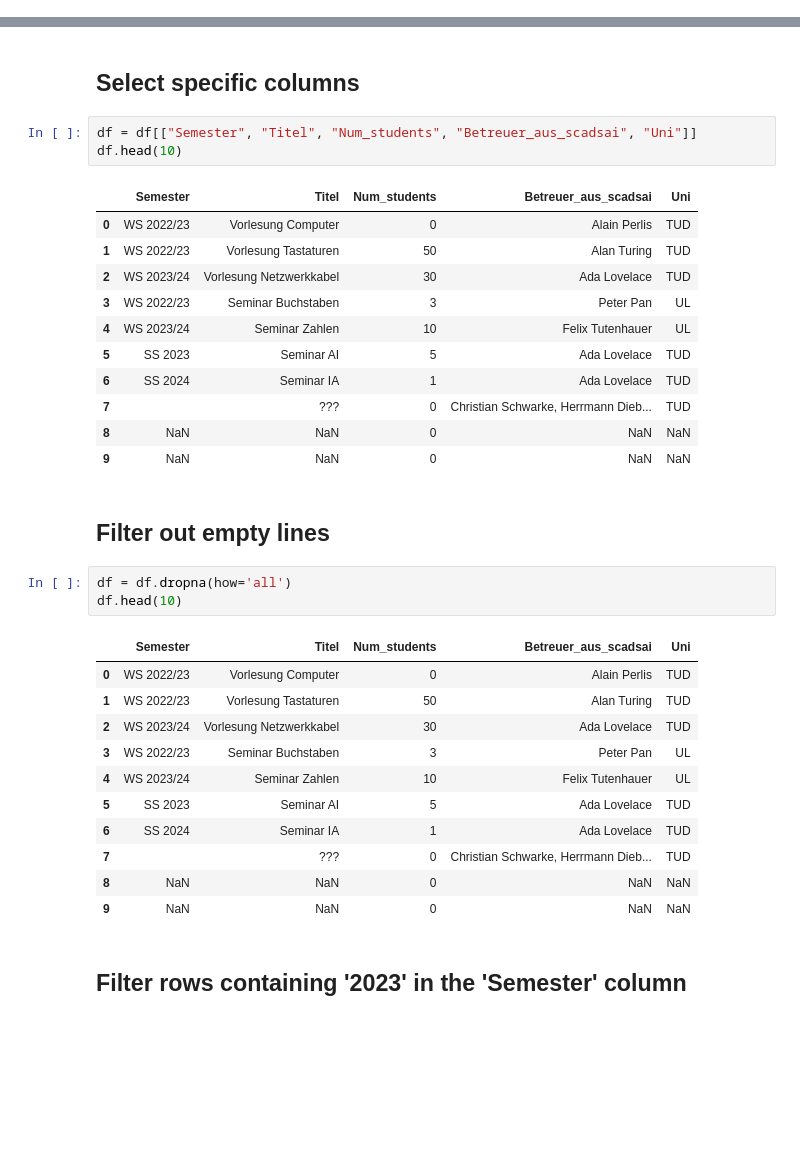
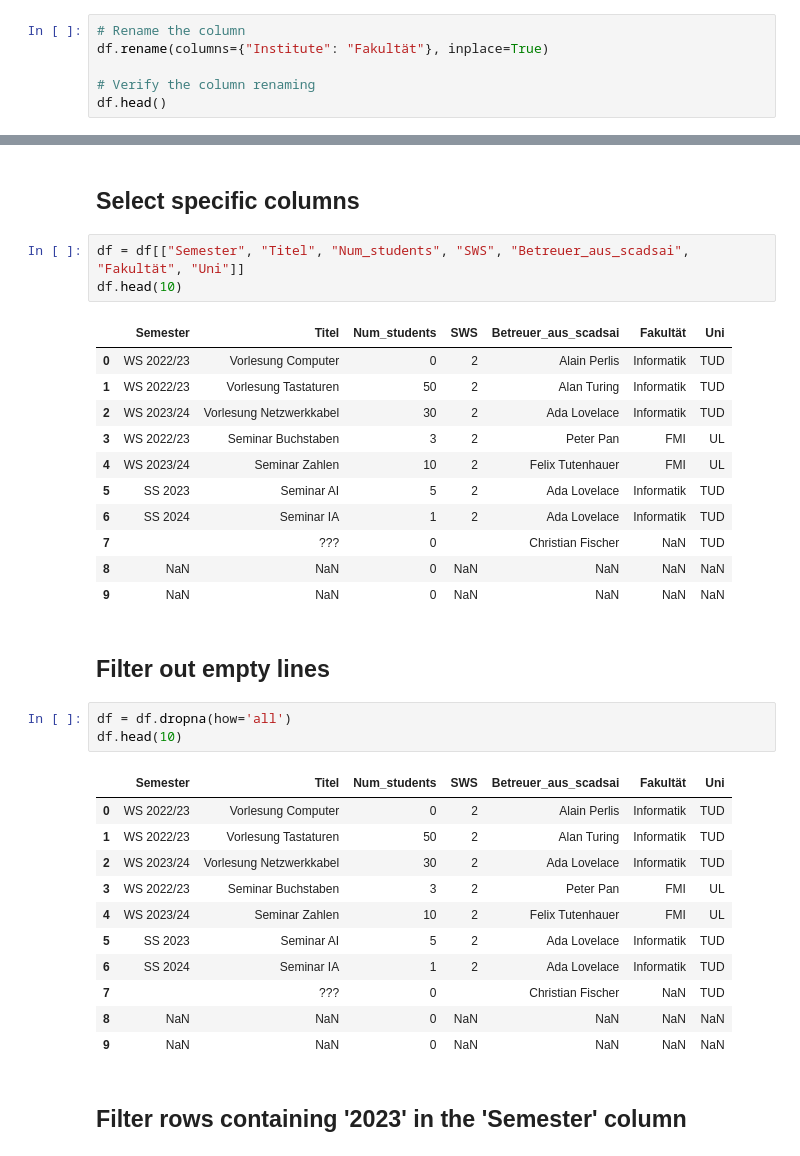
Before and after one commit to ScaDS/csv_to_tex, a Jupyter notebook: curate_and_convert_lectures.ipynb, the cells around one changed output, grey strips where cells are left out. Saved outputs shown, nothing was run; the diff lists cells and outputs as text; blank space fills up the shorter version.

Commit message:
fine tune display of columns, add notebook for trainings

```diff
--- a/curate_and_convert_lectures.ipynb
+++ b/curate_and_convert_lectures.ipynb
@@ -41,0 +44,6 @@ df.head(10)
+# %%
+# Rename the column
+df.rename(columns={"Institute": "Fakultät"}, inplace=True)
+
+# Verify the column renaming
+df.head()
@@ -78,37 +93,37 @@ df.head(10)
 # %% [markdown]
 ## Select specific columns
 # %%
-df = df[["Semester", "Titel", "Num_students", "Betreuer_aus_scadsai", "Uni"]]
+df = df[["Semester", "Titel", "Num_students", "SWS", "Betreuer_aus_scadsai", "Fakultät", "Uni"]]
 df.head(10)
 # %% [output]
-|  | Semester | Titel | Num_students | Betreuer_aus_scadsai | Uni |
-| 0 | WS 2022/23 | Vorlesung Computer | 0 | Alain Perlis | TUD |
-| 1 | WS 2022/23 | Vorlesung Tastaturen | 50 | Alan Turing | TUD |
-| 2 | WS 2023/24 | Vorlesung Netzwerkkabel | 30 | Ada Lovelace | TUD |
-| 3 | WS 2022/23 | Seminar Buchstaben | 3 | Peter Pan | UL |
-| 4 | WS 2023/24 | Seminar Zahlen | 10 | Felix Tutenhauer | UL |
-| 5 | SS 2023 | Seminar AI | 5 | Ada Lovelace | TUD |
-| 6 | SS 2024 | Seminar IA | 1 | Ada Lovelace | TUD |
-| 7 |  | ??? | 0 | Christian Schwarke, Herrmann Dieb... | TUD |
-| 8 | NaN | NaN | 0 | NaN | NaN |
-| 9 | NaN | NaN | 0 | NaN | NaN |
+|  | Semester | Titel | Num_students | SWS | Betreuer_aus_scadsai | Fakultät | Uni |
+| 0 | WS 2022/23 | Vorlesung Computer | 0 | 2 | Alain Perlis | Informatik | TUD |
+| 1 | WS 2022/23 | Vorlesung Tastaturen | 50 | 2 | Alan Turing | Informatik | TUD |
+| 2 | WS 2023/24 | Vorlesung Netzwerkkabel | 30 | 2 | Ada Lovelace | Informatik | TUD |
+| 3 | WS 2022/23 | Seminar Buchstaben | 3 | 2 | Peter Pan | FMI | UL |
+| 4 | WS 2023/24 | Seminar Zahlen | 10 | 2 | Felix Tutenhauer | FMI | UL |
+| 5 | SS 2023 | Seminar AI | 5 | 2 | Ada Lovelace | Informatik | TUD |
+| 6 | SS 2024 | Seminar IA | 1 | 2 | Ada Lovelace | Informatik | TUD |
+| 7 |  | ??? | 0 |  | Christian Fischer | NaN | TUD |
+| 8 | NaN | NaN | 0 | NaN | NaN | NaN | NaN |
+| 9 | NaN | NaN | 0 | NaN | NaN | NaN | NaN |
 # %% [markdown]
 ## Filter out empty lines
 # %%
 df = df.dropna(how='all')
 df.head(10)
 # %% [output]
-|  | Semester | Titel | Num_students | Betreuer_aus_scadsai | Uni |
-| 0 | WS 2022/23 | Vorlesung Computer | 0 | Alain Perlis | TUD |
-| 1 | WS 2022/23 | Vorlesung Tastaturen | 50 | Alan Turing | TUD |
-| 2 | WS 2023/24 | Vorlesung Netzwerkkabel | 30 | Ada Lovelace | TUD |
-| 3 | WS 2022/23 | Seminar Buchstaben | 3 | Peter Pan | UL |
-| 4 | WS 2023/24 | Seminar Zahlen | 10 | Felix Tutenhauer | UL |
-| 5 | SS 2023 | Seminar AI | 5 | Ada Lovelace | TUD |
-| 6 | SS 2024 | Seminar IA | 1 | Ada Lovelace | TUD |
-| 7 |  | ??? | 0 | Christian Schwarke, Herrmann Dieb... | TUD |
-| 8 | NaN | NaN | 0 | NaN | NaN |
-| 9 | NaN | NaN | 0 | NaN | NaN |
+|  | Semester | Titel | Num_students | SWS | Betreuer_aus_scadsai | Fakultät | Uni |
+| 0 | WS 2022/23 | Vorlesung Computer | 0 | 2 | Alain Perlis | Informatik | TUD |
+| 1 | WS 2022/23 | Vorlesung Tastaturen | 50 | 2 | Alan Turing | Informatik | TUD |
+| 2 | WS 2023/24 | Vorlesung Netzwerkkabel | 30 | 2 | Ada Lovelace | Informatik | TUD |
+| 3 | WS 2022/23 | Seminar Buchstaben | 3 | 2 | Peter Pan | FMI | UL |
+| 4 | WS 2023/24 | Seminar Zahlen | 10 | 2 | Felix Tutenhauer | FMI | UL |
+| 5 | SS 2023 | Seminar AI | 5 | 2 | Ada Lovelace | Informatik | TUD |
+| 6 | SS 2024 | Seminar IA | 1 | 2 | Ada Lovelace | Informatik | TUD |
+| 7 |  | ??? | 0 |  | Christian Fischer | NaN | TUD |
+| 8 | NaN | NaN | 0 | NaN | NaN | NaN | NaN |
+| 9 | NaN | NaN | 0 | NaN | NaN | NaN | NaN |
 # %% [markdown]
 ## Filter rows containing '2023' in the 'Semester' column
 # %%
```
Also changed, not shown: parts of 11 cells of this notebook, 5 other files.
